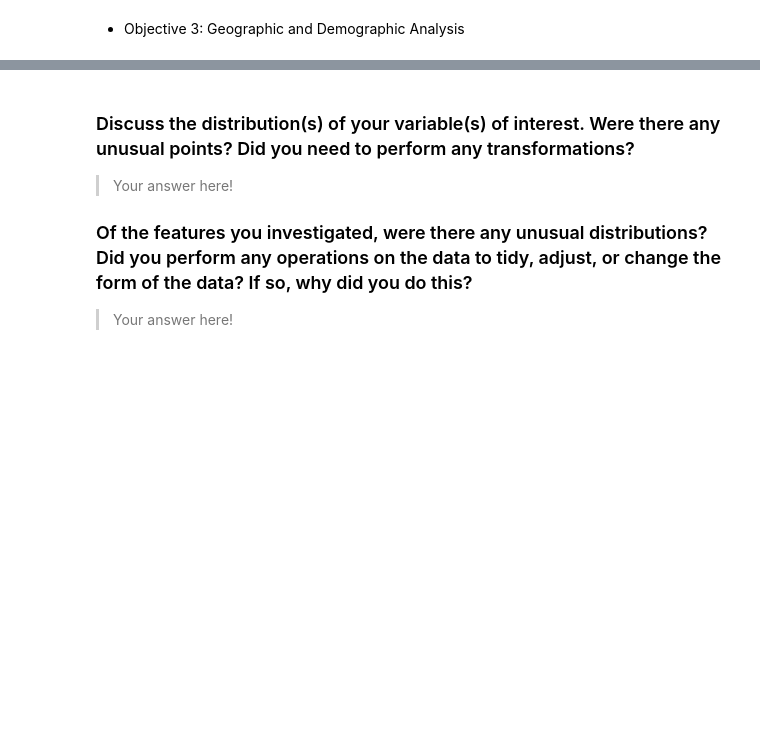
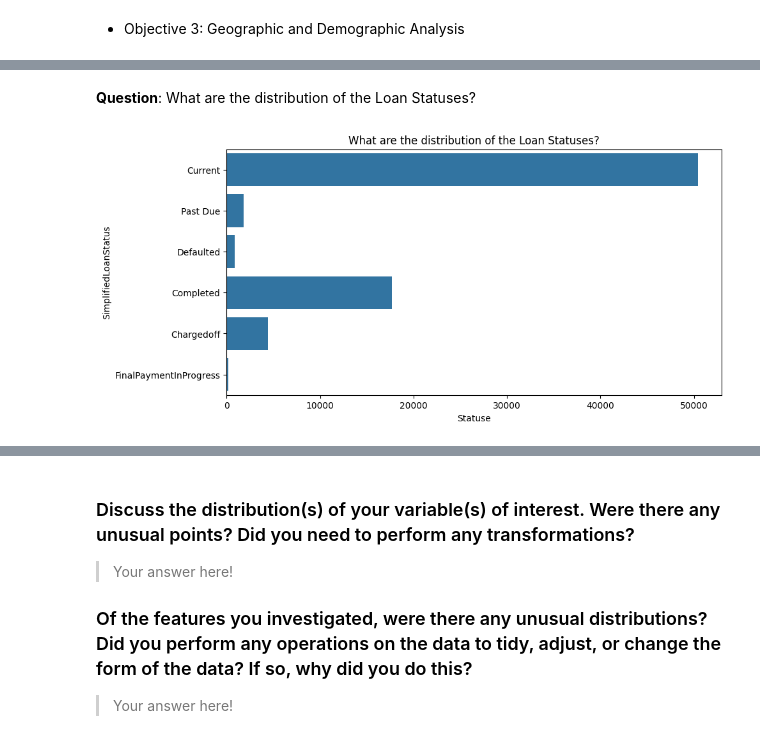
Before and after one commit to sondosaabed/Prosper-Loan-Analysis, a Jupyter notebook: Part_I_exploration.ipynb, the cells around one changed output, grey strips where cells are left out. Drawn from its saved outputs; the diff is of its cells as text; code cells hidden in the pictures; blank space fills up the shorter version.

Commit message:
Making a Univariate exploration including: - Add Loan Sttus count plot distribution - Add Loan original amount histogarm distribution - Add borwer states bar plot - Make interpretations

```diff
--- a/Part_I_exploration.ipynb
+++ b/Part_I_exploration.ipynb
@@ -418,0 +450,3 @@ geo_demo_df = df[geo_demo_columns]
+# %%
+loan_performance_df['SimplifiedLoanStatus'] = loan_performance_df['LoanStatus'].apply(lambda x: 'Past Due' if 'Past Due' in x else x)
+loan_performance_df.head(10)
@@ -418,0 +470,9 @@ geo_demo_df = df[geo_demo_columns]
+# %% [markdown]
+**Question**: What are the distribution of the Loan Statuses?
+# %%
+plt.figure(figsize=(10, 5))
+sns.countplot(data = loan_performance_df, y = 'SimplifiedLoanStatus')
+plt.xlabel('Statuse')
+plt.title('What are the distribution of the Loan Statuses?');
+# %% [output]
+[figure, added]
```
Also changed, not shown: parts of 27 cells of this notebook.
